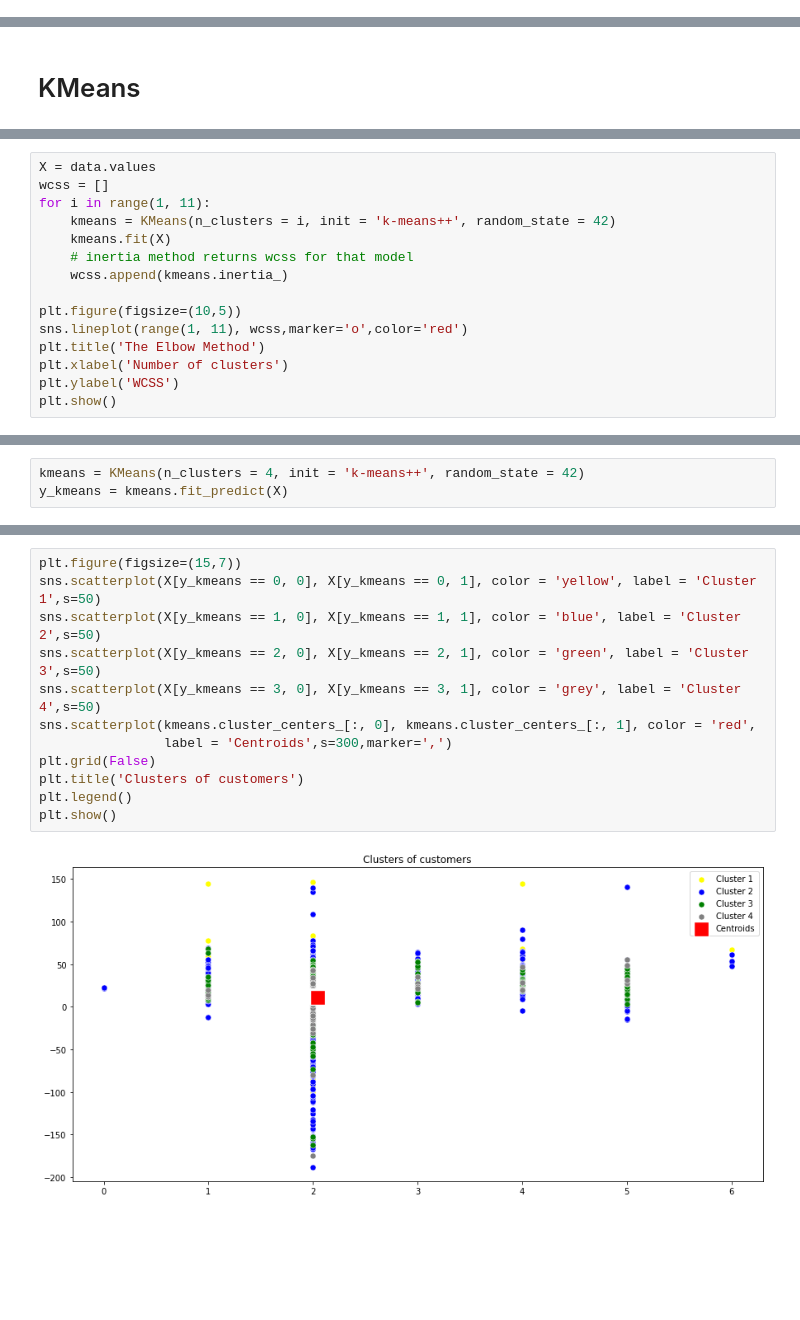
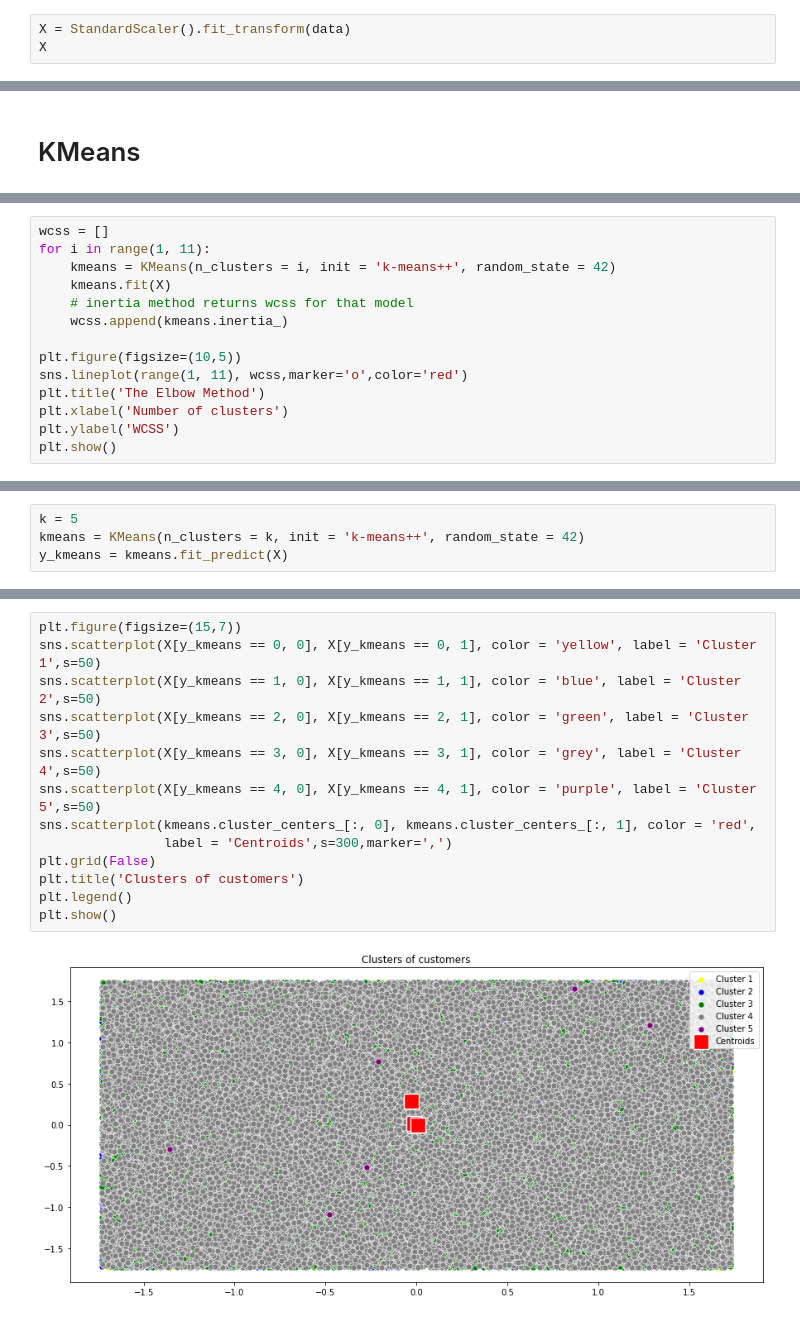
Before and after one commit to lynda-trad/Orders-Customer-Segmentation, a Jupyter notebook: Customer-Segmentation.ipynb, the cells around one changed output, grey strips where cells are left out. Saved outputs shown, nothing was run; the diff lists cells and outputs as text; blank space fills up the shorter version.

Commit message:
add standardscaler + dbscan wip

```diff
--- a/Customer-Segmentation.ipynb
+++ b/Customer-Segmentation.ipynb
@@ -98,0 +99,3 @@ order_estimated_delivery_date
+# %%
+X = StandardScaler().fit_transform(data)
+X
@@ -124,5 +120,4 @@ product_category_name
 # %%
-X = data.values
 wcss = []
 for i in range(1, 11):
     kmeans = KMeans(n_clusters = i, init = 'k-means++', random_state = 42)
@@ -141,3 +138,4 @@ plt.show()
 # %%
-kmeans = KMeans(n_clusters = 4, init = 'k-means++', random_state = 42)
+k = 5
+kmeans = KMeans(n_clusters = k, init = 'k-means++', random_state = 42)
 y_kmeans = kmeans.fit_predict(X)
@@ -144,14 +144,15 @@ y_kmeans = kmeans.fit_predict(X)
 # %%
 plt.figure(figsize=(15,7))
 sns.scatterplot(X[y_kmeans == 0, 0], X[y_kmeans == 0, 1], color = 'yellow', label = 'Cluster 1',s=50)
 sns.scatterplot(X[y_kmeans == 1, 0], X[y_kmeans == 1, 1], color = 'blue', label = 'Cluster 2',s=50)
 sns.scatterplot(X[y_kmeans == 2, 0], X[y_kmeans == 2, 1], color = 'green', label = 'Cluster 3',s=50)
 sns.scatterplot(X[y_kmeans == 3, 0], X[y_kmeans == 3, 1], color = 'grey', label = 'Cluster 4',s=50)
+sns.scatterplot(X[y_kmeans == 4, 0], X[y_kmeans == 4, 1], color = 'purple', label = 'Cluster 5',s=50)
 sns.scatterplot(kmeans.cluster_centers_[:, 0], kmeans.cluster_centers_[:, 1], color = 'red',
                 label = 'Centroids',s=300,marker=',')
 plt.grid(False)
 plt.title('Clusters of customers')
 plt.legend()
 plt.show()
 # %% [output]
-[figure, old version]
+[figure, new version]
```
Also changed, not shown: parts of 13 cells of this notebook, 3 other files.
